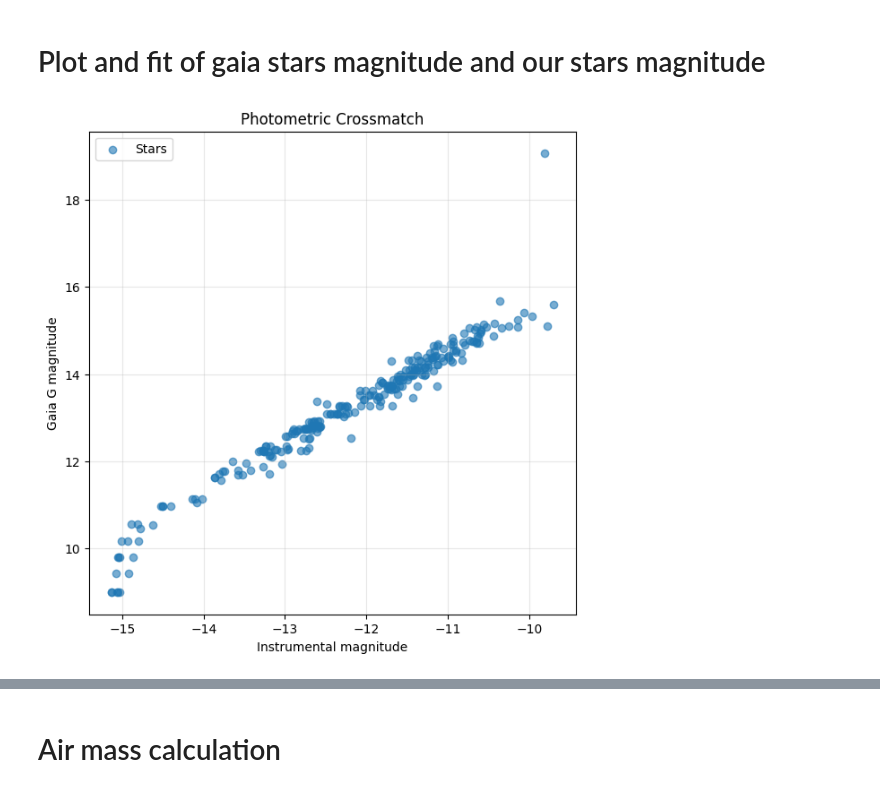
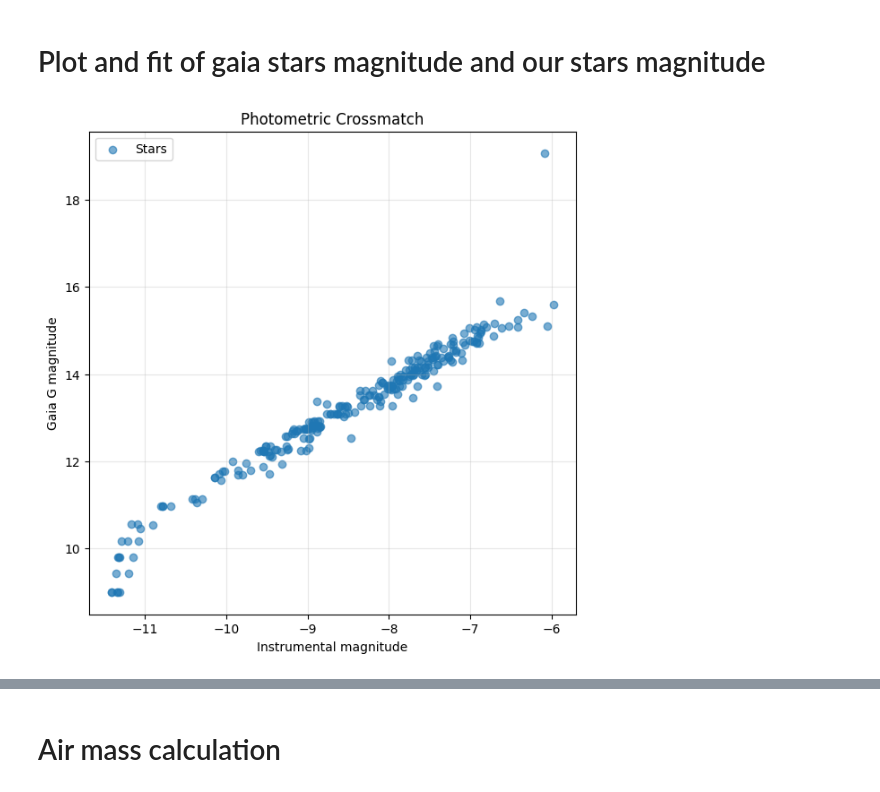
Before and after one commit to Catarsis99/Master-thesis, a Jupyter notebook: first_try.ipynb, the cells around one changed output, grey strips where cells are left out. Drawn from its saved outputs; the diff is of its cells as text; code cells hidden in the pictures.

```diff
--- a/first_try.ipynb
+++ b/first_try.ipynb
@@ -374,6 +366,8 @@ for file in fits_files:
 # ax.grid(color='white', ls='dotted')
 # plt.show()
 # %%
+sources['real_flux'] = sources['flux'] * gain / exptime
+sources['real_mag'] = 2.5 * np.log10(sources['real_flux'])
 sources
 # %% [output]
 QTable length=23
@@ -430,6 +424,15 @@ for file in fits_files:
     y = sources["ycentroid"]
     flux = sources["flux"]
     mag_inst = sources["mag"]
+
+    # Get exposure/gain from header (use sensible defaults if missing)
+    exptime = header.get("EXPTIME", 1.0)
+    gain = header.get("GAIN", 1.0)
+
+    # Compute real flux and magnitude columns (avoid log of non-positive)
+    flux_arr = np.array(flux, dtype=float)
+    real_flux = flux_arr * gain / exptime
+    real_mag = np.where(real_flux > 0, -2.5 * np.log10(real_flux), np.nan)
 
     # Convert to RA/Dec
     ra, dec = wcs.all_pix2world(x, y, 0)
@@ -465,6 +468,8 @@ for file in fits_files:
                 "dec_image": float(dec[i]),
                 "flux": float(flux[i]),
                 "mag_inst": float(mag_inst[i]),
+                "real_mag": float(real_mag[i]) if not np.isnan(real_mag[i]) else np.nan,
+                "real_flux": float(real_flux[i]),
                 "ra_gaia": gaia_table["ra"][gaia_idx],
                 "dec_gaia": gaia_table["dec"][gaia_idx],
                 "phot_g_mean_mag": gaia_table["phot_g_mean_mag"][gaia_idx],
@@ -514,12 +535,12 @@ Name: mag_inst, Length: 259, dtype: float64
 # Plot and fit of gaia stars magnitude and our stars magnitude
 # %%
 plt.figure(figsize=(7,7))
-plt.scatter(df_matched['mag_inst'], df_matched['phot_g_mean_mag'], alpha=0.6, label='Stars')
+plt.scatter(df_matched['real_mag'], df_matched['phot_g_mean_mag'], alpha=0.6, label='Stars')
 plt.xlabel("Instrumental magnitude")
 plt.ylabel("Gaia G magnitude")
 plt.title("Photometric Crossmatch")
 plt.legend()
 plt.grid(alpha=0.3)
 plt.show()
 # %% [output]
-[figure, old version]
+[figure, new version]
```
Also changed, not shown: parts of 15 cells of this notebook, 14 other files.
